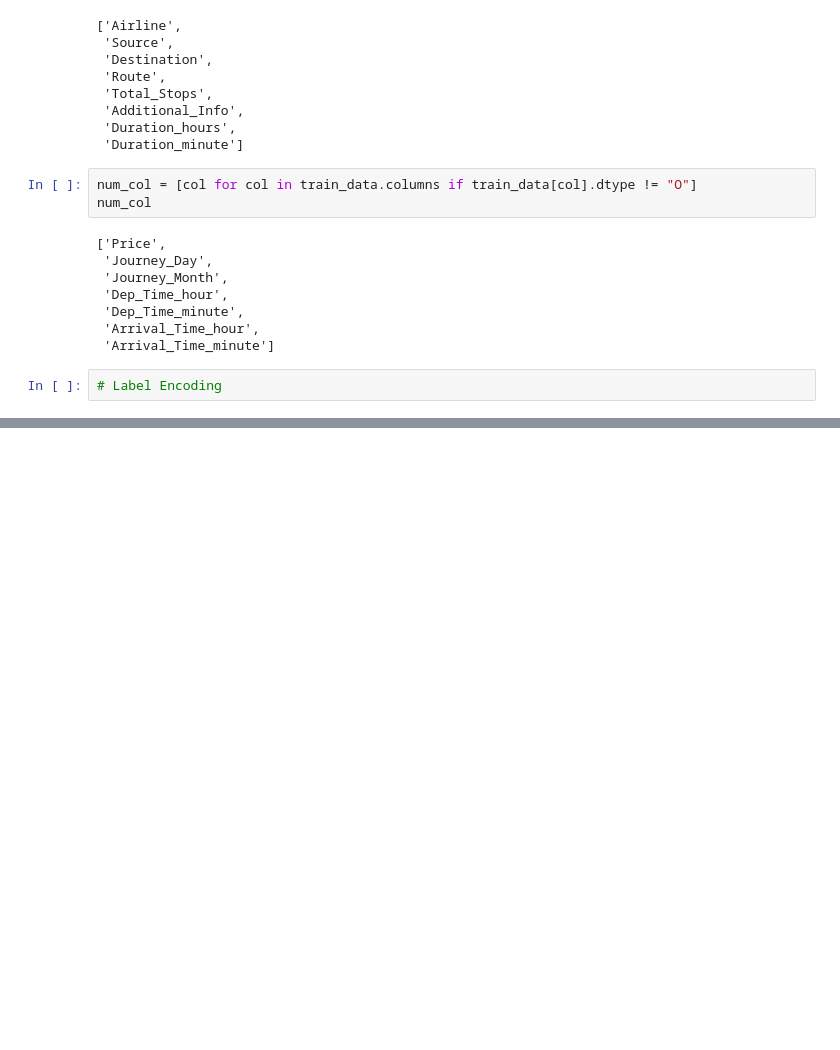
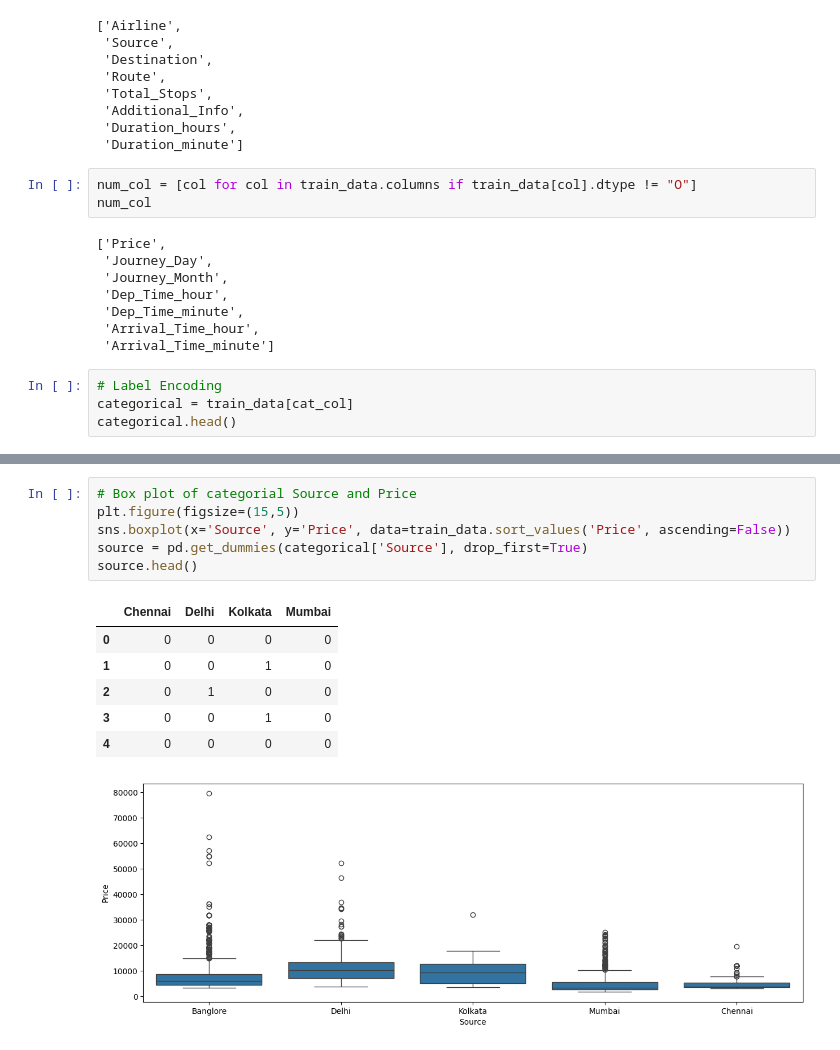
Before and after one commit to Abisheklimbu/Machine_Learning_Project, a Jupyter notebook: Predict_Fare_of_Airlines_Tickets/airlines_ticket.ipynb, the cells around one changed output, grey strips where cells are left out. Cells and saved outputs as stored; diff of their text form; blank space fills up the shorter version.

```diff
--- a/Predict_Fare_of_Airlines_Tickets/airlines_ticket.ipynb
+++ b/Predict_Fare_of_Airlines_Tickets/airlines_ticket.ipynb
@@ -242,3 +242,5 @@ num_col
  'Arrival_Time_minute']
 # %%
 # Label Encoding
+categorical = train_data[cat_col]
+categorical.head()
@@ -244,0 +280,14 @@ num_col
+# %%
+# Box plot of categorial Source and Price
+plt.figure(figsize=(15,5))
+sns.boxplot(x='Source', y='Price', data=train_data.sort_values('Price', ascending=False))
+source = pd.get_dummies(categorical['Source'], drop_first=True)
+source.head()
+# %% [output]
+|  | Chennai | Delhi | Kolkata | Mumbai |
+| 0 | 0 | 0 | 0 | 0 |
+| 1 | 0 | 0 | 1 | 0 |
+| 2 | 0 | 1 | 0 | 0 |
+| 3 | 0 | 0 | 1 | 0 |
+| 4 | 0 | 0 | 0 | 0 |
+[figure, added]
```
Also changed, not shown: parts of 27 cells of this notebook.
